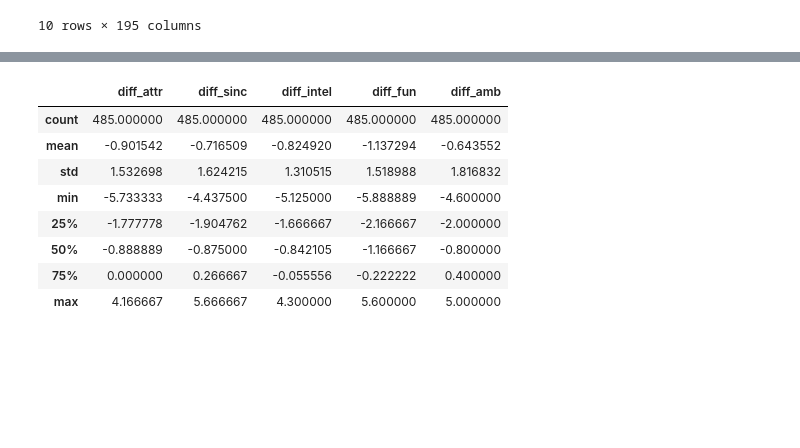
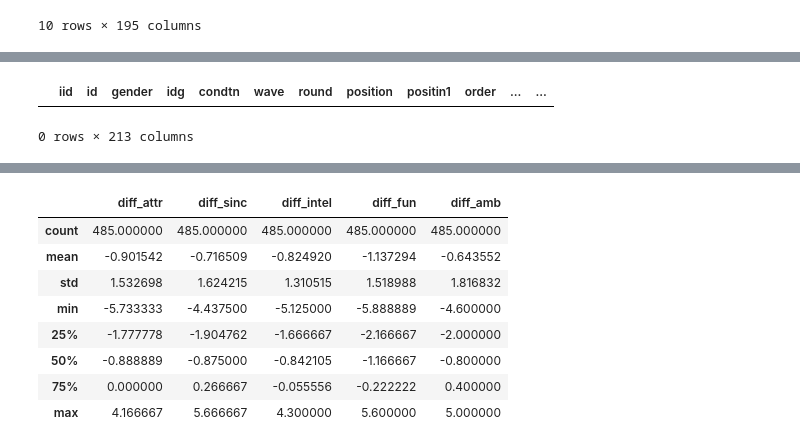
Before and after one commit to joshgreenberg8/code_pudding2, a Jupyter notebook: EDA.ipynb, the cells around one changed output, grey strips where cells are left out. Saved outputs shown, nothing was run; the diff lists cells and outputs as text; code cells hidden in the pictures; blank space fills up the shorter version.

```diff
--- a/EDA.ipynb
+++ b/EDA.ipynb
@@ -265,0 +115,13 @@ df_uniq_id = df.drop_duplicates('iid')
+# %%
+# generate a new 'dec_o' column from each respondents own data - should match 'dec_o'
+def get_dec_o2(obs):
+    if obs['iid'] in matches[obs['pid']]:
+        return 1
+    else:
+        return 0
+
+df['dec_o2'] = df.apply(get_dec_o2, axis=1)
+df[df['dec_o'] != df['dec_o2']]
+# %% [output]
+|  | iid | id | gender | idg | condtn | wave | round | position | positin1 | order | ... | ... |
+0 rows × 213 columns
```
Also changed, not shown: parts of 64 cells of this notebook.
